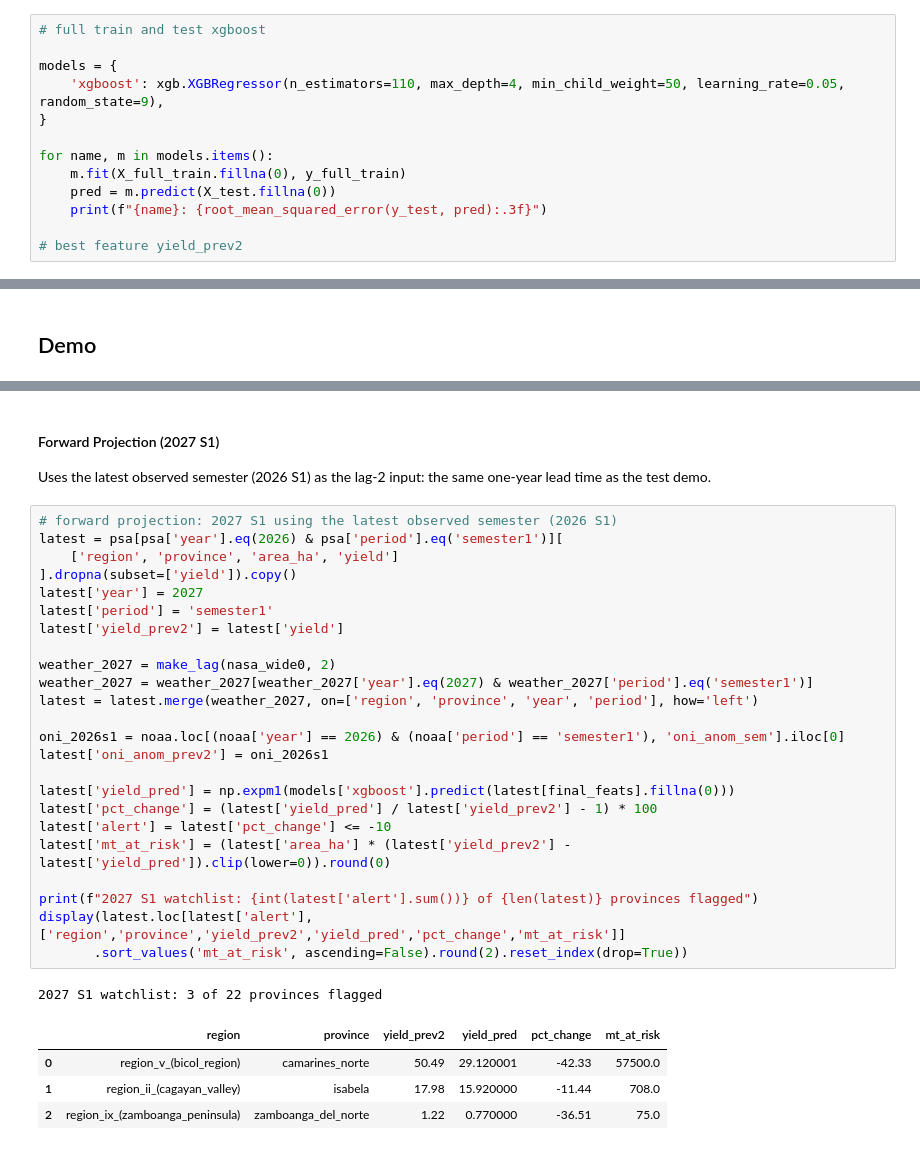
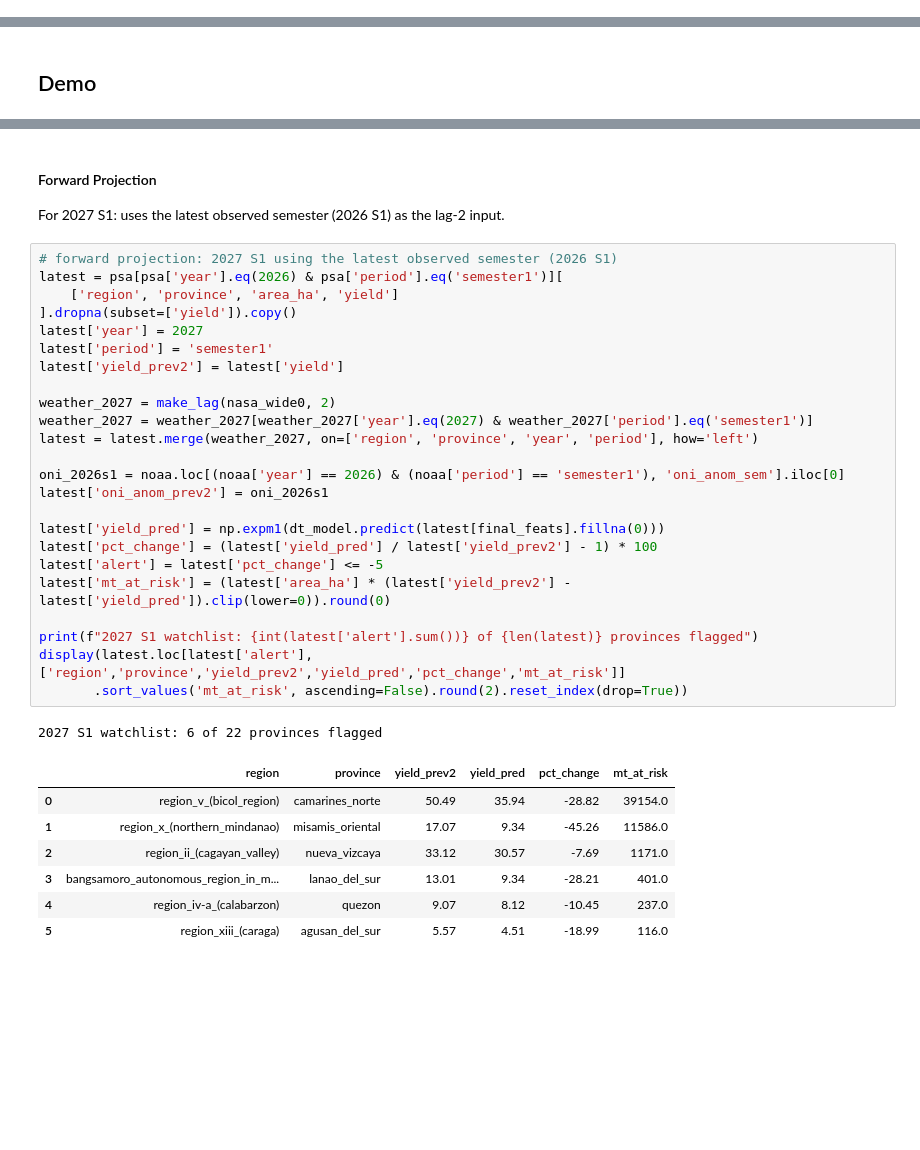
Before and after one commit to rlp-jym/zoomcamp-ml-cohort-2026, a Jupyter notebook: pineapple_yield_prediction/notebook.ipynb, the cells around one changed output, grey strips where cells are left out. Drawn from its saved outputs; the diff is of its cells as text; blank space fills up the shorter version.

```diff
--- a/pineapple_yield_prediction/notebook.ipynb
+++ b/pineapple_yield_prediction/notebook.ipynb
@@ -941,13 +1011,0 @@ xgboost: 0.351
-# %%
-# full train and test xgboost
-
-models = {
-    'xgboost': xgb.XGBRegressor(n_estimators=110, max_depth=4, min_child_weight=50, learning_rate=0.05, random_state=9),
-}
-
-for name, m in models.items():
-    m.fit(X_full_train.fillna(0), y_full_train)
-    pred = m.predict(X_test.fillna(0))
-    print(f"{name}: {root_mean_squared_error(y_test, pred):.3f}")
-
-# best feature yield_prev2
@@ -1054,34 +1195,37 @@ production at risk: 38,598 mt  (~PHP 579.0 M)
 # %% [markdown]
-#### Forward Projection (2027 S1)
-Uses the latest observed semester (2026 S1) as the lag-2 input: the same one-year lead time as the test demo.
+#### Forward Projection
+For 2027 S1: uses the latest observed semester (2026 S1) as the lag-2 input.
 # %%
 # forward projection: 2027 S1 using the latest observed semester (2026 S1)
 latest = psa[psa['year'].eq(2026) & psa['period'].eq('semester1')][
     ['region', 'province', 'area_ha', 'yield']
 ].dropna(subset=['yield']).copy()
 latest['year'] = 2027
 latest['period'] = 'semester1'
 latest['yield_prev2'] = latest['yield']
 
 weather_2027 = make_lag(nasa_wide0, 2)
 weather_2027 = weather_2027[weather_2027['year'].eq(2027) & weather_2027['period'].eq('semester1')]
 latest = latest.merge(weather_2027, on=['region', 'province', 'year', 'period'], how='left')
 
 oni_2026s1 = noaa.loc[(noaa['year'] == 2026) & (noaa['period'] == 'semester1'), 'oni_anom_sem'].iloc[0]
 latest['oni_anom_prev2'] = oni_2026s1
 
-latest['yield_pred'] = np.expm1(models['xgboost'].predict(latest[final_feats].fillna(0)))
+latest['yield_pred'] = np.expm1(dt_model.predict(latest[final_feats].fillna(0)))
 latest['pct_change'] = (latest['yield_pred'] / latest['yield_prev2'] - 1) * 100
-latest['alert'] = latest['pct_change'] <= -10
+latest['alert'] = latest['pct_change'] <= -5
 latest['mt_at_risk'] = (latest['area_ha'] * (latest['yield_prev2'] - latest['yield_pred']).clip(lower=0)).round(0)
 
 print(f"2027 S1 watchlist: {int(latest['alert'].sum())} of {len(latest)} provinces flagged")
 display(latest.loc[latest['alert'], ['region','province','yield_prev2','yield_pred','pct_change','mt_at_risk']]
        .sort_values('mt_at_risk', ascending=False).round(2).reset_index(drop=True))
 # %% [output]
-2027 S1 watchlist: 3 of 22 provinces flagged
+2027 S1 watchlist: 6 of 22 provinces flagged
 |  | region | province | yield_prev2 | yield_pred | pct_change | mt_at_risk |
-| 0 | region_v_(bicol_region) | camarines_norte | 50.49 | 29.120001 | -42.33 | 57500.0 |
-| 1 | region_ii_(cagayan_valley) | isabela | 17.98 | 15.920000 | -11.44 | 708.0 |
-| 2 | region_ix_(zamboanga_peninsula) | zamboanga_del_norte | 1.22 | 0.770000 | -36.51 | 75.0 |
+| 0 | region_v_(bicol_region) | camarines_norte | 50.49 | 35.94 | -28.82 | 39154.0 |
+| 1 | region_x_(northern_mindanao) | misamis_oriental | 17.07 | 9.34 | -45.26 | 11586.0 |
+| 2 | region_ii_(cagayan_valley) | nueva_vizcaya | 33.12 | 30.57 | -7.69 | 1171.0 |
+| 3 | bangsamoro_autonomous_region_in_m... | lanao_del_sur | 13.01 | 9.34 | -28.21 | 401.0 |
+| 4 | region_iv-a_(calabarzon) | quezon | 9.07 | 8.12 | -10.45 | 237.0 |
+| 5 | region_xiii_(caraga) | agusan_del_sur | 5.57 | 4.51 | -18.99 | 116.0 |
 # %% [markdown]
```
Also changed, not shown: parts of 27 cells of this notebook, 4 other files.
